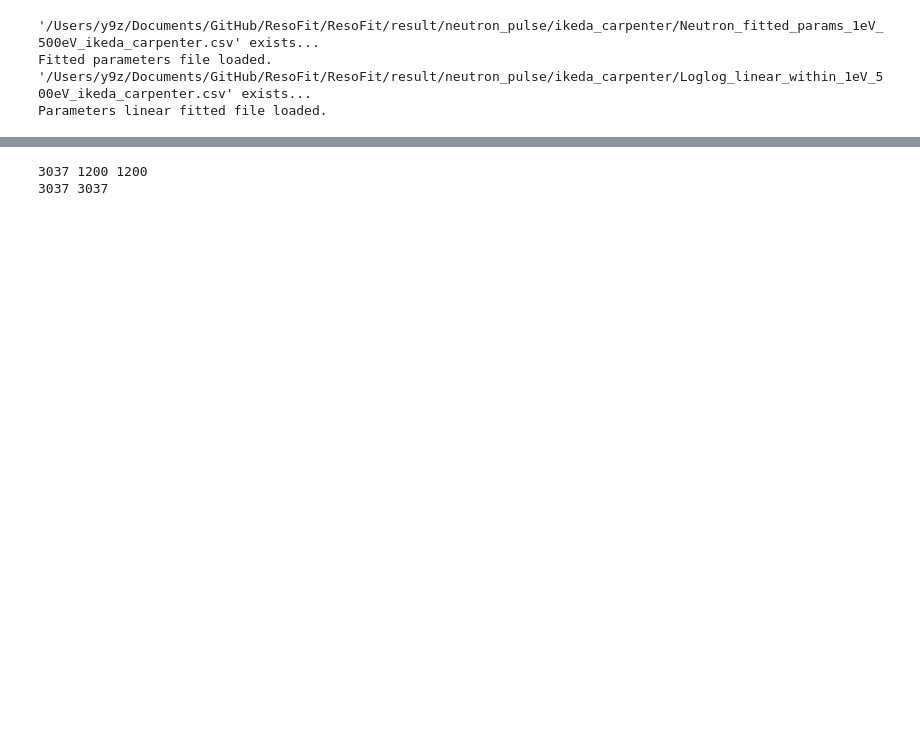
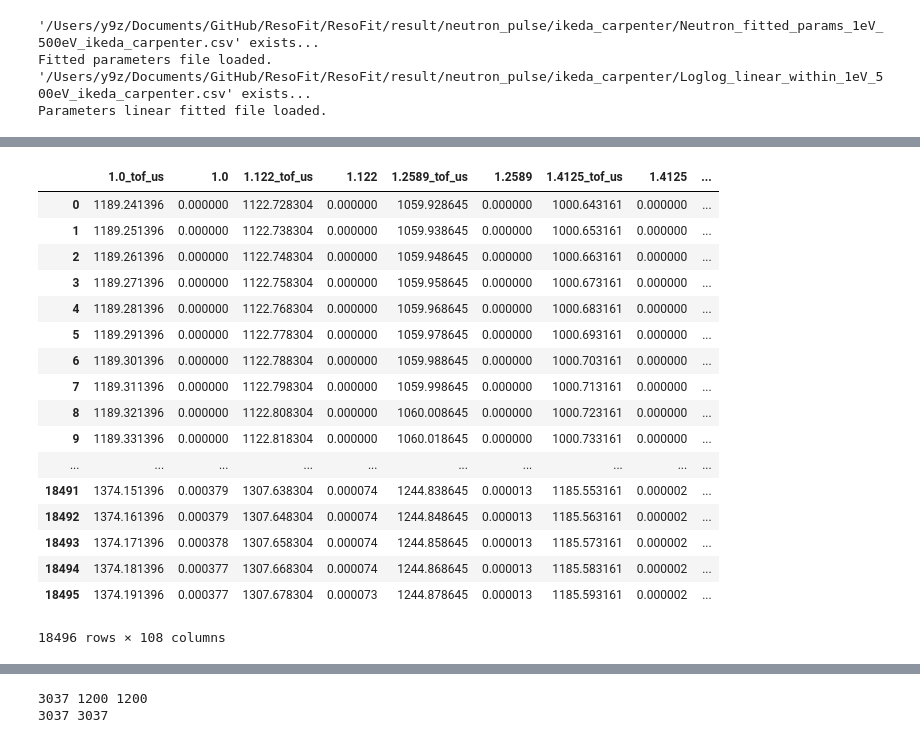
Before and after one commit to ornlneutronimaging/ResoFit, a Jupyter notebook: ResoFit/fit_neutron_pulse_shape-Copy2.ipynb, the cells around one changed output, grey strips where cells are left out. Saved outputs shown, nothing was run; the diff lists cells and outputs as text; code cells hidden in the pictures; blank space fills up the shorter version.

```diff
--- a/ResoFit/fit_neutron_pulse_shape-Copy2.ipynb
+++ b/ResoFit/fit_neutron_pulse_shape-Copy2.ipynb
@@ -57,6 +57,27 @@ tof_fig = neutron_pulse.plot_tof_shape_interp(neutron_pulse._energy_list_dropped
 # %% [output]
 [interactive output not drawn]
 [interactive output not drawn]
+# %%
+neutron_pulse.shape_tof_df_interp
+# %% [output]
+|  | 1.0_tof_us | 1.0 | 1.122_tof_us | 1.122 | 1.2589_tof_us | 1.2589 | 1.4125_tof_us | 1.4125 | ... |
+| 0 | 1189.241396 | 0.000000 | 1122.728304 | 0.000000 | 1059.928645 | 0.000000 | 1000.643161 | 0.000000 | ... |
+| 1 | 1189.251396 | 0.000000 | 1122.738304 | 0.000000 | 1059.938645 | 0.000000 | 1000.653161 | 0.000000 | ... |
+| 2 | 1189.261396 | 0.000000 | 1122.748304 | 0.000000 | 1059.948645 | 0.000000 | 1000.663161 | 0.000000 | ... |
+| 3 | 1189.271396 | 0.000000 | 1122.758304 | 0.000000 | 1059.958645 | 0.000000 | 1000.673161 | 0.000000 | ... |
+| 4 | 1189.281396 | 0.000000 | 1122.768304 | 0.000000 | 1059.968645 | 0.000000 | 1000.683161 | 0.000000 | ... |
+| 5 | 1189.291396 | 0.000000 | 1122.778304 | 0.000000 | 1059.978645 | 0.000000 | 1000.693161 | 0.000000 | ... |
+| 6 | 1189.301396 | 0.000000 | 1122.788304 | 0.000000 | 1059.988645 | 0.000000 | 1000.703161 | 0.000000 | ... |
+| 7 | 1189.311396 | 0.000000 | 1122.798304 | 0.000000 | 1059.998645 | 0.000000 | 1000.713161 | 0.000000 | ... |
+| 8 | 1189.321396 | 0.000000 | 1122.808304 | 0.000000 | 1060.008645 | 0.000000 | 1000.723161 | 0.000000 | ... |
+| 9 | 1189.331396 | 0.000000 | 1122.818304 | 0.000000 | 1060.018645 | 0.000000 | 1000.733161 | 0.000000 | ... |
+| ... | ... | ... | ... | ... | ... | ... | ... | ... | ... |
+| 18491 | 1374.151396 | 0.000379 | 1307.638304 | 0.000074 | 1244.838645 | 0.000013 | 1185.553161 | 0.000002 | ... |
+| 18492 | 1374.161396 | 0.000379 | 1307.648304 | 0.000074 | 1244.848645 | 0.000013 | 1185.563161 | 0.000002 | ... |
+| 18493 | 1374.171396 | 0.000378 | 1307.658304 | 0.000074 | 1244.858645 | 0.000013 | 1185.573161 | 0.000002 | ... |
+| 18494 | 1374.181396 | 0.000377 | 1307.668304 | 0.000074 | 1244.868645 | 0.000013 | 1185.583161 | 0.000002 | ... |
+| 18495 | 1374.191396 | 0.000377 | 1307.678304 | 0.000073 | 1244.878645 | 0.000013 | 1185.593161 | 0.000002 | ... |
+18496 rows × 108 columns
 # %%
 tof_fig_for_sum = neutron_pulse.plot_tof_shape_interp(neutron_pulse._energy_list_dropped,
                                                       source_to_detector_m=source_to_detector_m,
```
Also changed, not shown: parts of 16 cells of this notebook, 1 other file.
